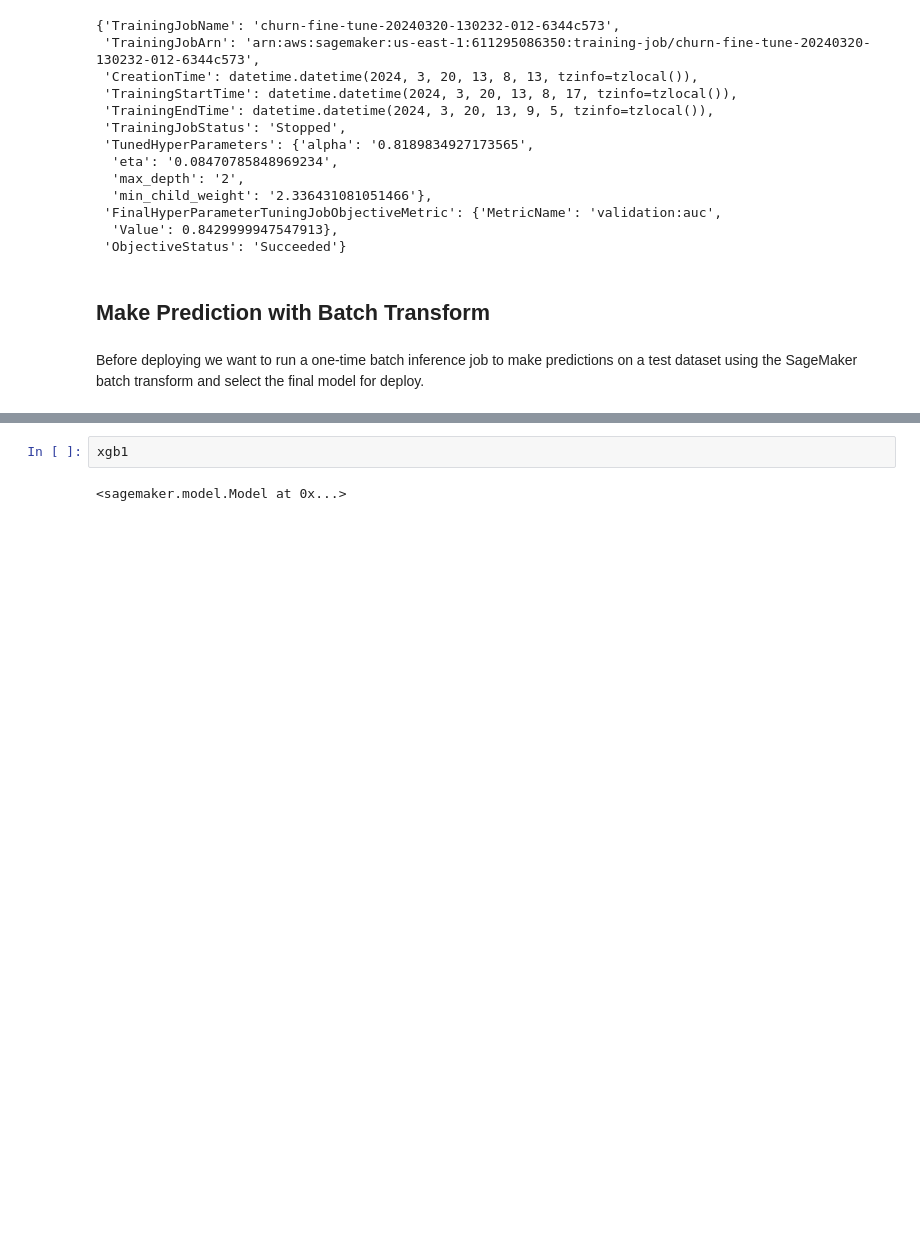
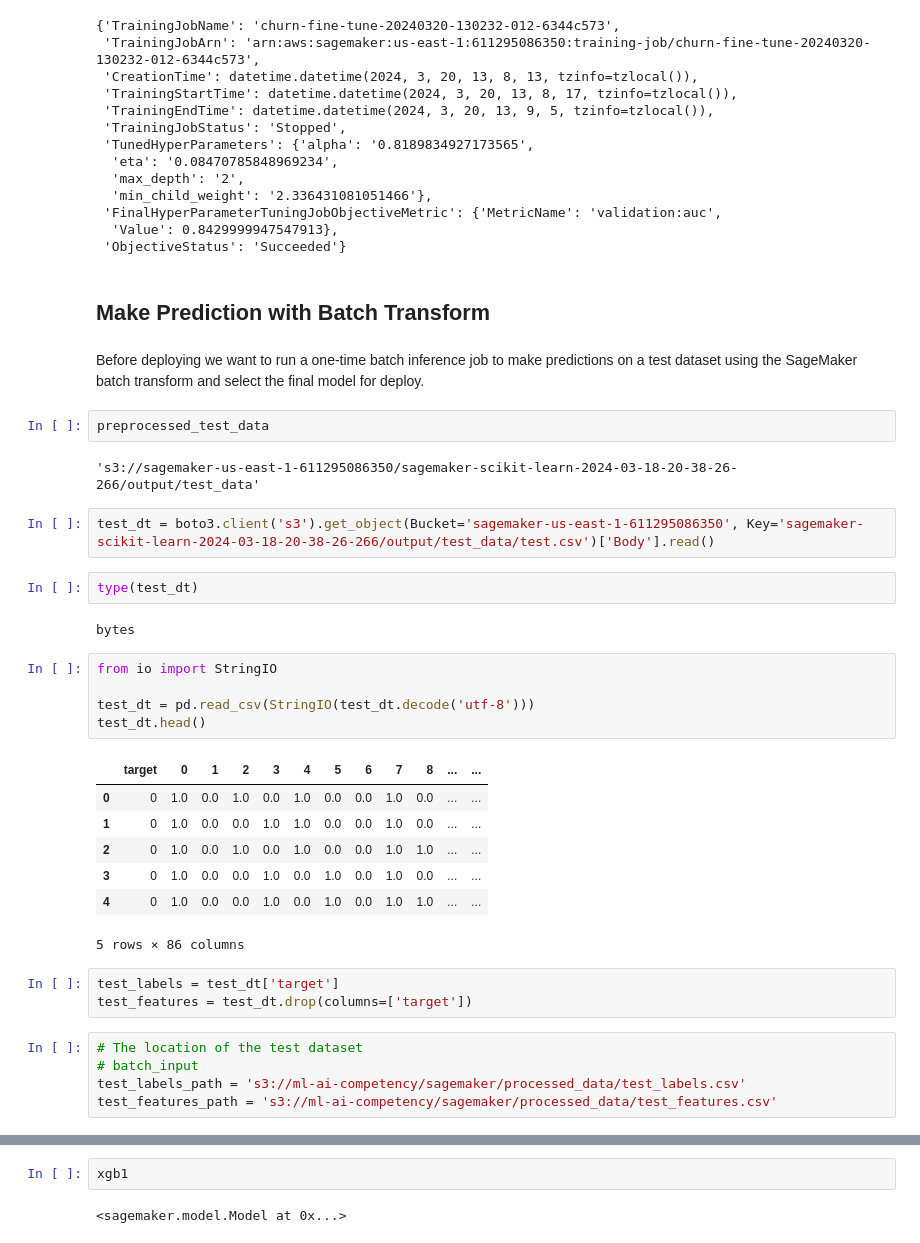
Before and after one commit to Strata-Analytics/ml-aws-machine-learning-competency, a Jupyter notebook: notebooks/EXCE001_telco_churn_notebook_use_case.ipynb, the cells around one changed output, grey strips where cells are left out. Drawn from its saved outputs; the diff is of its cells as text; blank space fills up the shorter version.

```diff
--- a/notebooks/EXCE001_telco_churn_notebook_use_case.ipynb
+++ b/notebooks/EXCE001_telco_churn_notebook_use_case.ipynb
@@ -1894,3 +1902,34 @@ description_hptj['BestTrainingJob']
 ## Make Prediction with Batch Transform
 # %% [markdown]
 Before deploying we want to run a one-time batch inference job to make predictions on a test dataset using the SageMaker batch transform and select the final model for deploy.
+# %%
+preprocessed_test_data
+# %% [output]
+'s3://sagemaker-us-east-1-611295086350/sagemaker-scikit-learn-2024-03-18-20-38-26-266/output/test_data'
+# %%
+test_dt = boto3.client('s3').get_object(Bucket='sagemaker-us-east-1-611295086350', Key='sagemaker-scikit-learn-2024-03-18-20-38-26-266/output/test_data/test.csv')['Body'].read()
+# %%
+type(test_dt)
+# %% [output]
+bytes
+# %%
+from io import StringIO
+
+test_dt = pd.read_csv(StringIO(test_dt.decode('utf-8')))
+test_dt.head()
+# %% [output]
+|  | target | 0 | 1 | 2 | 3 | 4 | 5 | 6 | 7 | 8 | ... | ... |
+| 0 | 0 | 1.0 | 0.0 | 1.0 | 0.0 | 1.0 | 0.0 | 0.0 | 1.0 | 0.0 | ... | ... |
+| 1 | 0 | 1.0 | 0.0 | 0.0 | 1.0 | 1.0 | 0.0 | 0.0 | 1.0 | 0.0 | ... | ... |
+| 2 | 0 | 1.0 | 0.0 | 1.0 | 0.0 | 1.0 | 0.0 | 0.0 | 1.0 | 1.0 | ... | ... |
+| 3 | 0 | 1.0 | 0.0 | 0.0 | 1.0 | 0.0 | 1.0 | 0.0 | 1.0 | 0.0 | ... | ... |
+| 4 | 0 | 1.0 | 0.0 | 0.0 | 1.0 | 0.0 | 1.0 | 0.0 | 1.0 | 1.0 | ... | ... |
+5 rows × 86 columns
+# %%
+test_labels = test_dt['target']
+test_features = test_dt.drop(columns=['target'])
+# %%
+# The location of the test dataset
+# batch_input
+test_labels_path = 's3://ml-ai-competency/sagemaker/processed_data/test_labels.csv'
+test_features_path = 's3://ml-ai-competency/sagemaker/processed_data/test_features.csv'
```
Also changed, not shown: parts of 25 cells of this notebook.
